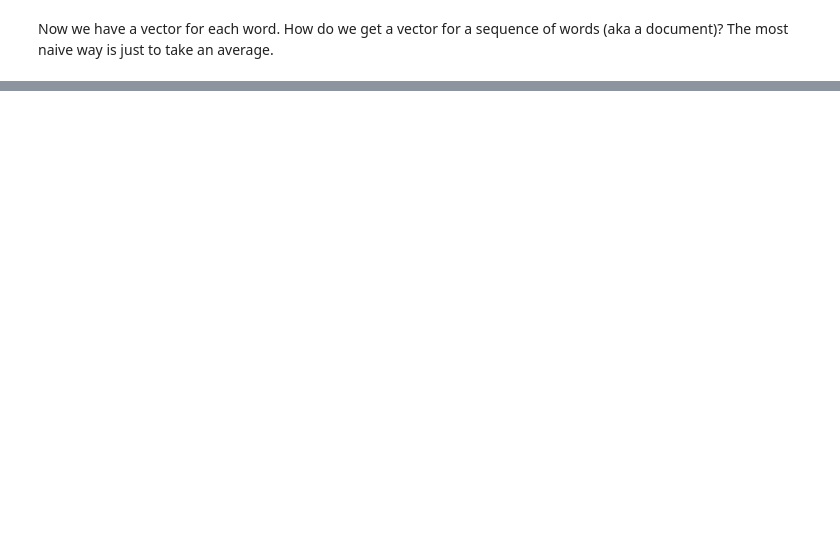
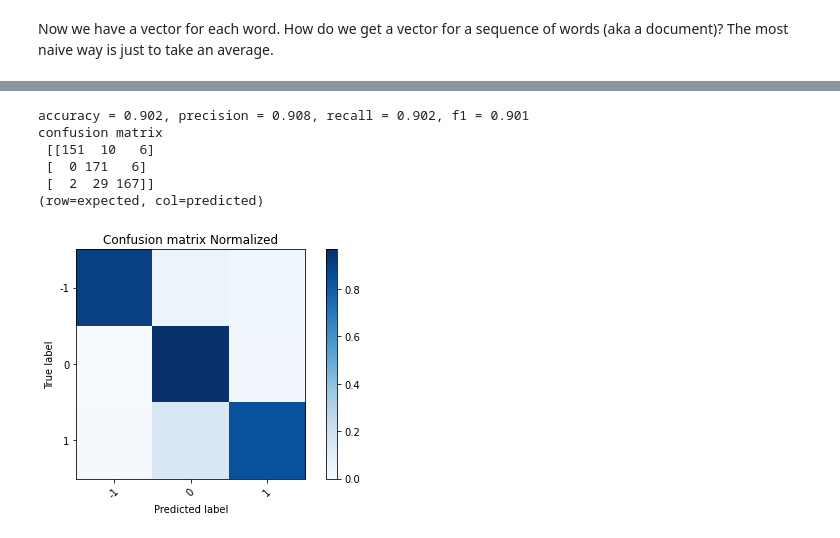
Before and after one commit to ruslannm/tweets, a Jupyter notebook: tweets.ipynb, the cells around one changed output, grey strips where cells are left out. Saved outputs shown, nothing was run; the diff lists cells and outputs as text; code cells hidden in the pictures; blank space fills up the shorter version.

```diff
--- a/tweets.ipynb
+++ b/tweets.ipynb
@@ -580,7 +603,16 @@ print('accuracy: ', lr_gs.best_score_)
 # %%
 lr = LogisticRegression(C=lr_gs.best_params_['C'], penalty=lr_gs.best_params_['penalty'])
+lr.fit(X_train, y_train)
 y_predicted_w2v = lr.predict(X_test)
 evaluate_prediction(y_predicted_w2v, y_test)
+# %% [output]
+accuracy = 0.902, precision = 0.908, recall = 0.902, f1 = 0.901
+confusion matrix
+ [[151  10   6]
+ [  0 171   6]
+ [  2  29 167]]
+(row=expected, col=predicted)
+[figure, added]
 # %%
 print('\033[1m' +  f'Top 10 similar pairs of tweets' + '\033[0m')
 top10 = get_top(X_word_average, df, 10)
```
Also changed, not shown: parts of 9 cells of this notebook.
